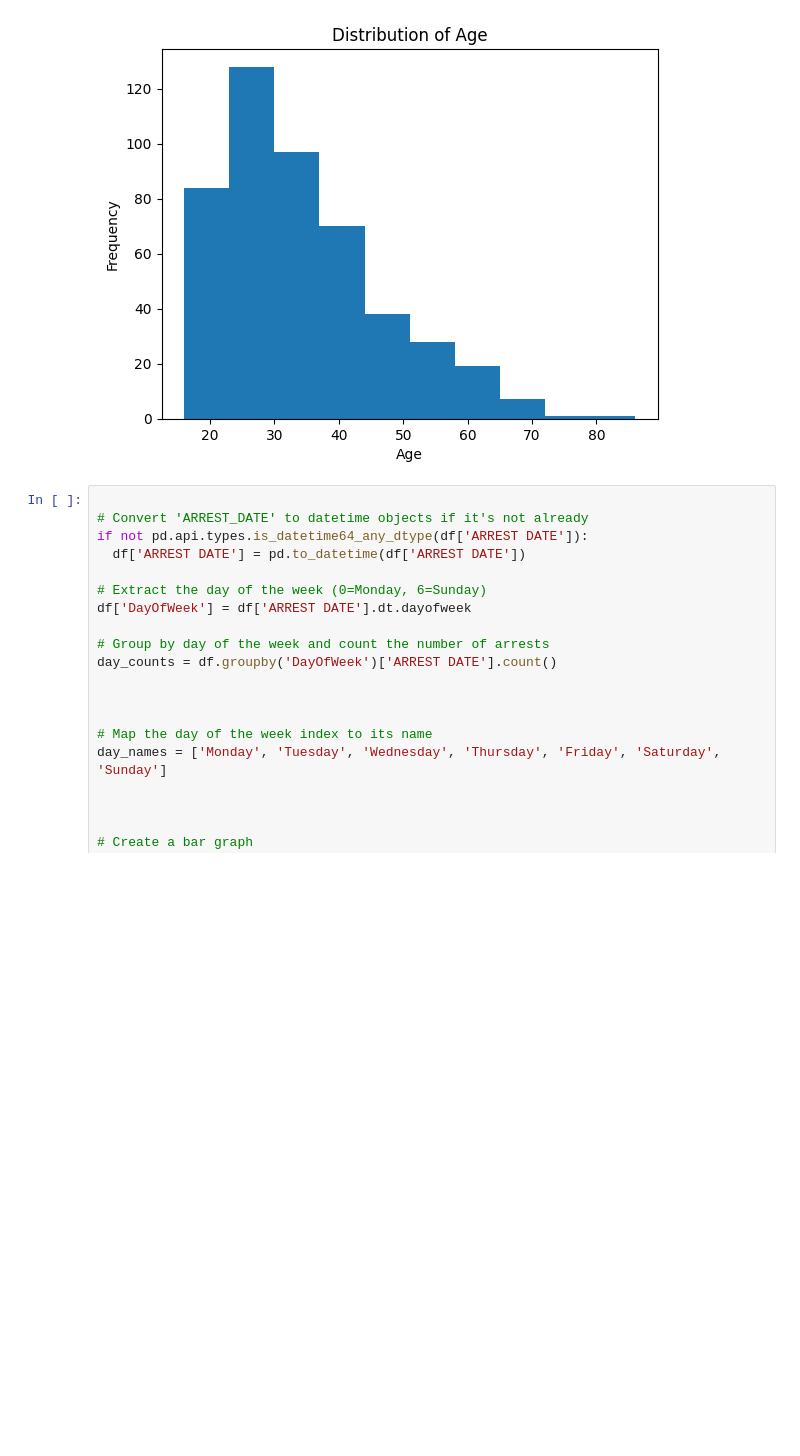
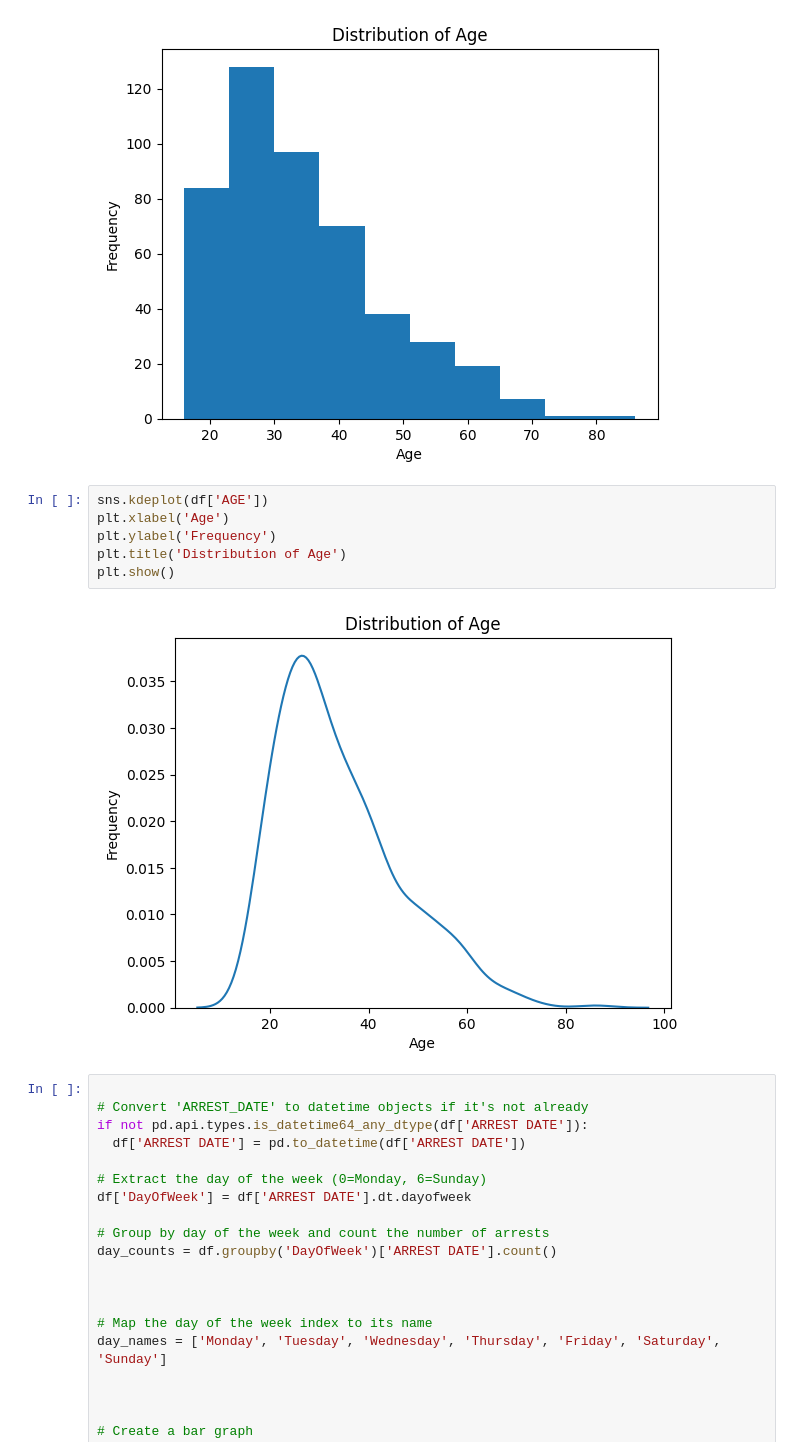
Before and after one commit to adinsa1/DATA205-PROJECT, a Jupyter notebook: AssefaData205Project.ipynb, the cells around one changed output. Saved outputs shown, nothing was run; the diff lists cells and outputs as text; blank space fills up the shorter version.

```diff
--- a/AssefaData205Project.ipynb
+++ b/AssefaData205Project.ipynb
@@ -95,6 +113,14 @@ plt.title('Distribution of Age')
 plt.show()
 # %% [output]
 [figure]
+# %%
+sns.kdeplot(df['AGE'])
+plt.xlabel('Age')
+plt.ylabel('Frequency')
+plt.title('Distribution of Age')
+plt.show()
+# %% [output]
+[figure, added]
 # %%
 
 # Convert 'ARREST_DATE' to datetime objects if it's not already
```
Also changed, not shown: parts of 2 cells of this notebook.
